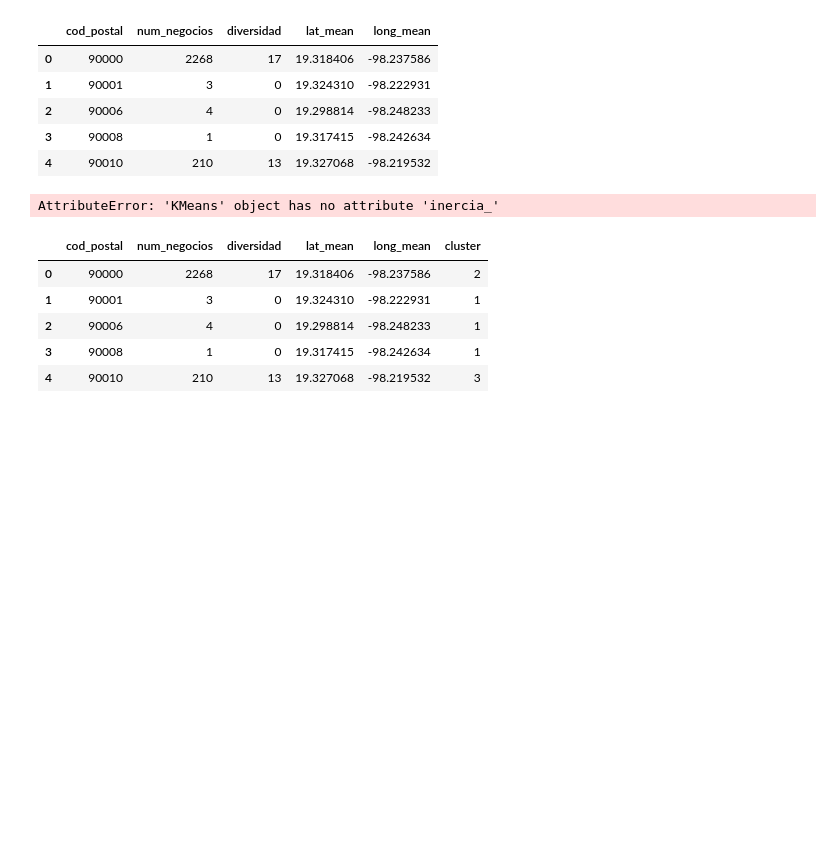
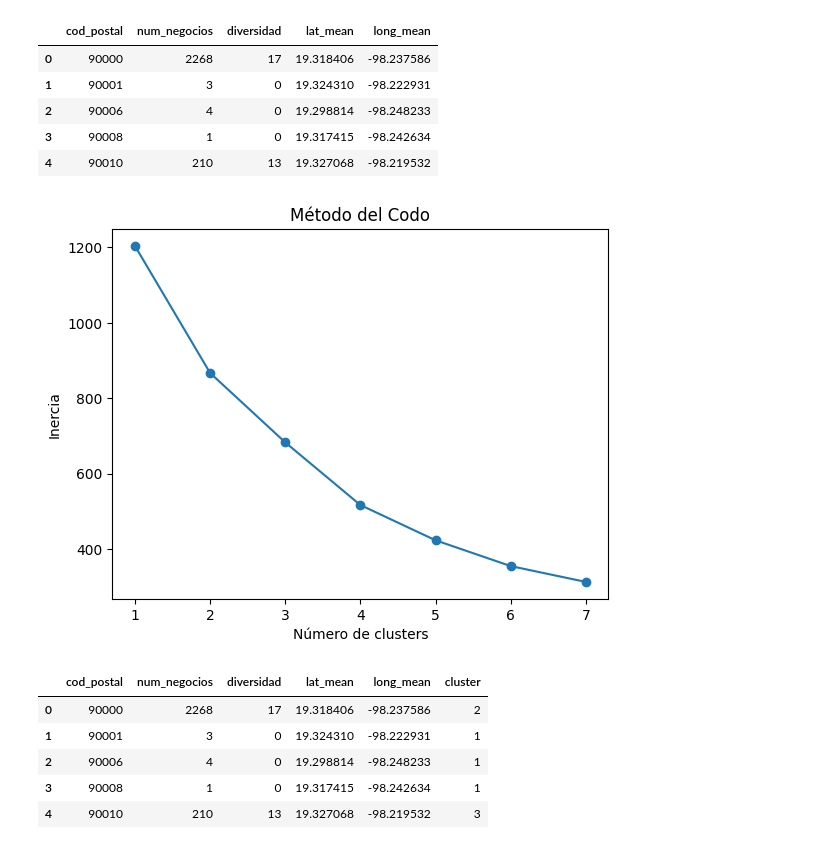
Before and after one commit to maritzabmm/PruebaReclutamiento, a Jupyter notebook: Analisis_tlaxcala.ipynb, the cells around one changed output. Drawn from its saved outputs; the diff is of its cells as text; code cells hidden in the pictures; blank space fills up the shorter version.

```diff
--- a/Analisis_tlaxcala.ipynb
+++ b/Analisis_tlaxcala.ipynb
@@ -1141,20 +1141,20 @@ X_scaled = scaler.fit_transform(cp_agg[features])
 # %%
 from sklearn.cluster import KMeans
 
-inercia = []
+inertia = []
 
 for k in range(1,8):
     kmeans = KMeans(n_clusters=k, random_state=42)
     kmeans.fit(X_scaled)
-    inercia.append(kmeans.inercia_)
+    inertia.append(kmeans.inertia_)
 
-plt.plot(range(1,8), inercia, marker="o")
+plt.plot(range(1,8), inertia, marker="o")
 plt.xlabel("Número de clusters")
 plt.ylabel("Inercia")
 plt.title("Método del Codo")
 plt.show()
 # %% [output]
-AttributeError: 'KMeans' object has no attribute 'inercia_'
+[figure, added]
 # %%
 kmeans = KMeans(n_clusters=4, random_state=42)
 cp_agg["cluster"] = kmeans.fit_predict(X_scaled)
```
Also changed, not shown: 1 other file.
